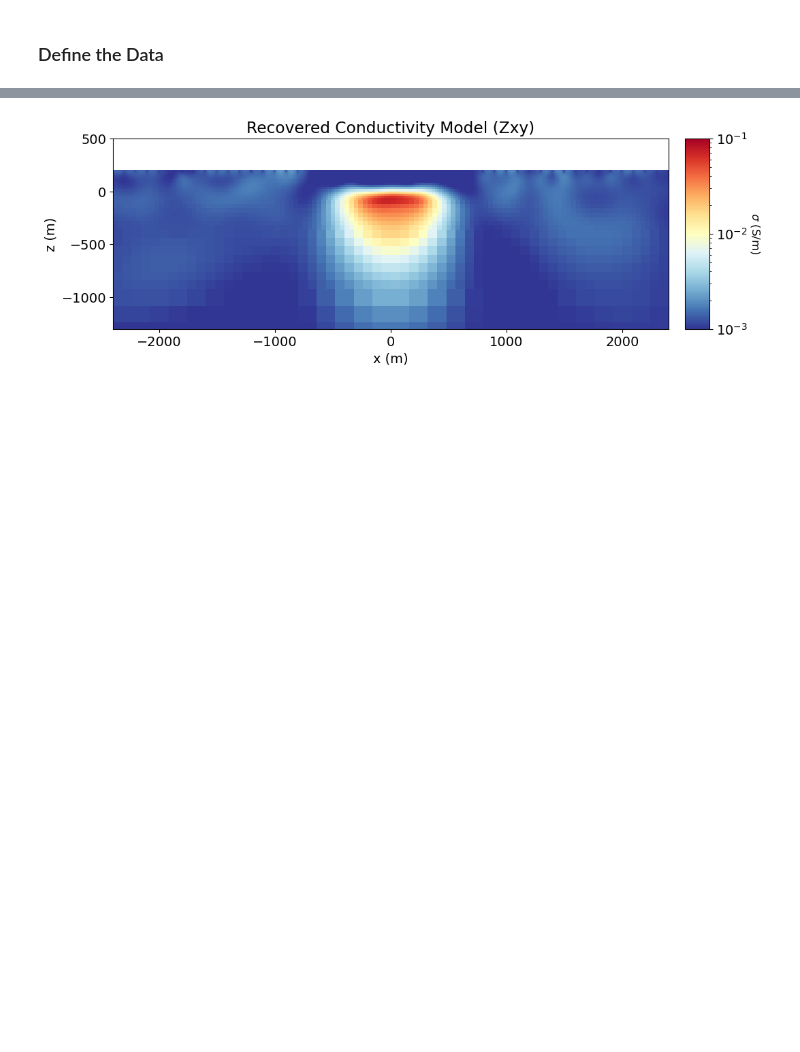
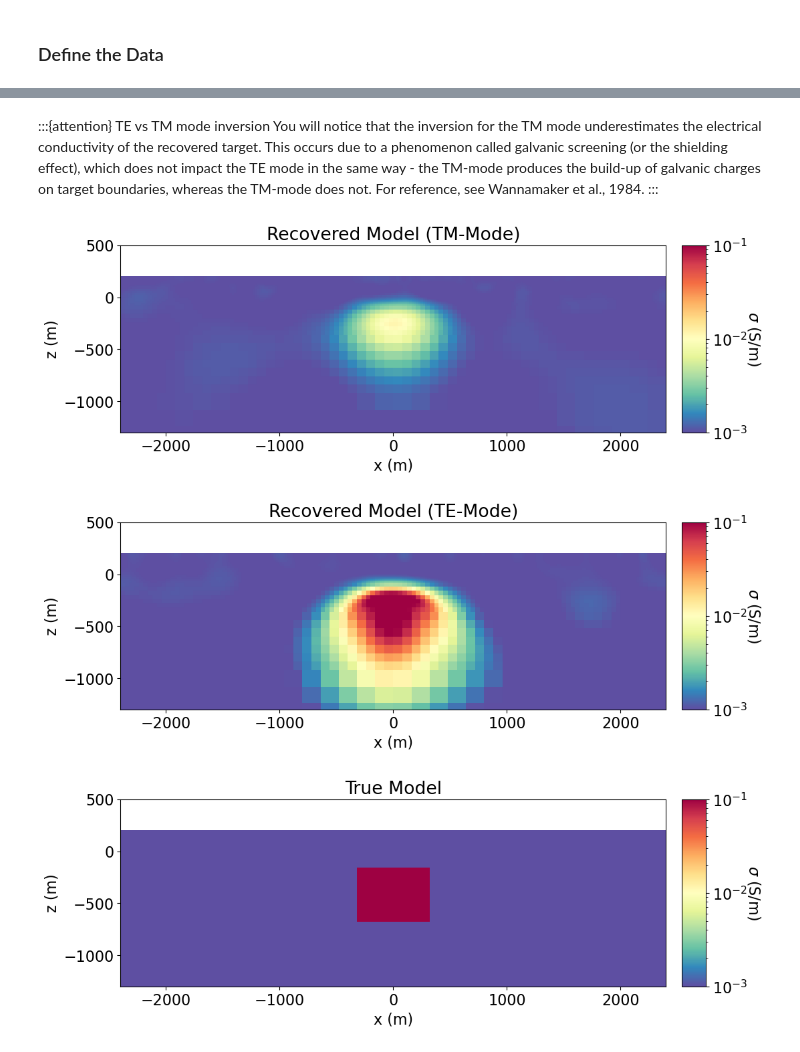
Before and after one commit to simpeg/user-tutorials, a Jupyter notebook: notebooks/09-nsem/inv_mt_2d.ipynb, the cells around one changed output, grey strips where cells are left out. Saved outputs shown, nothing was run; the diff lists cells and outputs as text; code cells hidden in the pictures; blank space fills up the shorter version.

Commit message:
runnable 2D inversions

```diff
--- a/notebooks/09-nsem/inv_mt_2d.ipynb
+++ b/notebooks/09-nsem/inv_mt_2d.ipynb
@@ -428,2 +698,2 @@ We use the [BaseInvProblem](xref:simpeg#simpeg.inverse_problem.BaseInvProblem) c
 # %%
-inv_prob_xy = inverse_problem.BaseInvProblem(dmis_xy, reg_xy, opt_xy, beta=100)
+inv_prob_xy = inverse_problem.BaseInvProblem(dmis_xy, reg_xy, opt_xy)
@@ -494,4 +750,0 @@ INFO: Directive TargetMisfit: Target data misfit is 754.6
-# %%
-plotting_map = maps.InjectActiveCells(mesh, active_cells, value_inactive=np.nan) * maps.ExpMap(
-    nP=n_active
-)
@@ -497,0 +785,14 @@ plotting_map = maps.InjectActiveCells(mesh, active_cells, value_inactive=np.nan)
+# %%
+# True model geometries
+host_conductivity = 1e-3
+block_conductivity = 1e-1
+block_corner_1 = np.r_[-320.0, -640.0]
+block_corner_2 = np.r_[320., -160.]
+
+# Define the true model
+true_model = host_conductivity * np.ones(n_active)
+ind_block = model_builder.get_indices_block(
+    block_corner_1, block_corner_2, mesh.cell_centers[active_cells, :]
+)
+true_model[ind_block] = block_conductivity
+true_model = np.log(true_model)
@@ -498,27 +816,36 @@ plotting_map = maps.InjectActiveCells(mesh, active_cells, value_inactive=np.nan)
+# %% [markdown]
+:::{attention} TE vs TM mode inversion
+You will notice that the inversion for the TM mode underestimates the electrical conductivity of the recovered target. This occurs due to a phenomenon called galvanic screening (or the shielding effect), which does not impact the TE mode in the same way - the TM-mode produces the build-up of galvanic charges on target boundaries, whereas the TM-mode does not. For reference, see Wannamaker et al., 1984.
+:::
 # %%
 norm = LogNorm(vmin=1e-3, vmax=1e-1)
 
-fig = plt.figure(figsize=(12, 4))
+models_list = [recovered_model_xy, recovered_model_yx, true_model]
+titles_list = ['Recovered Model (TM-Mode)', 'Recovered Model (TE-Mode)', 'True Model']
 
-ax1 = fig.add_axes([0.14, 0.17, 0.68, 0.7])
-mesh.plot_image(
-    plotting_map * recovered_model_xy,
-    ax=ax1,
-    # grid=True,
-    pcolor_opts={"norm": norm, "cmap": mpl.cm.RdYlBu_r},
-)
-ax1.set_xlim(locations[:, 0].min(), locations[:, 0].max())
-ax1.set_ylim(np.max(topo_2d[:, -1]) - 1500, np.max(topo_2d[:, -1])+300)
-ax1.set_title("Recovered Conductivity Model (Zxy)")
-ax1.set_xlabel("x (m)")
-ax1.set_ylabel("z (m)")
+for mod, title_str in zip(models_list, titles_list):
 
-ax2 = fig.add_axes([0.84, 0.17, 0.03, 0.7])
-cbar = mpl.colorbar.ColorbarBase(
-    ax2, norm=norm, orientation="vertical", cmap=mpl.cm.RdYlBu_r
-)
-cbar.set_label(r"$\sigma$ (S/m)", rotation=270, labelpad=15, size=12)
+    fig = plt.figure(figsize=(12, 4))
+    ax1 = fig.add_axes([0.14, 0.17, 0.68, 0.7])
+    mesh.plot_image(
+        plotting_map * mod.copy(),
+        ax=ax1,
+        pcolor_opts={"norm": norm, "cmap": cmap_default},
+    )
+    ax1.set_xlim(locations[:, 0].min(), locations[:, 0].max())
+    ax1.set_ylim(np.max(topo_2d[:, -1]) - 1500, np.max(topo_2d[:, -1])+300)
+    ax1.set_title(title_str)
+    ax1.set_xlabel("x (m)")
+    ax1.set_ylabel("z (m)")
 
-plt.show()
+    ax2 = fig.add_axes([0.84, 0.17, 0.03, 0.7])
+    cbar = mpl.colorbar.ColorbarBase(
+        ax2, norm=norm, orientation="vertical", cmap=cmap_default
+    )
+    cbar.set_label(r"$\sigma$ (S/m)", rotation=270, labelpad=15, size=16)
+
+    plt.show()
 # %% [output]
-[figure, old version]
+[figure, new version]
+[figure, added]
+[figure, added]
```
Also changed, not shown: parts of 116 cells of this notebook, 12 other files.
